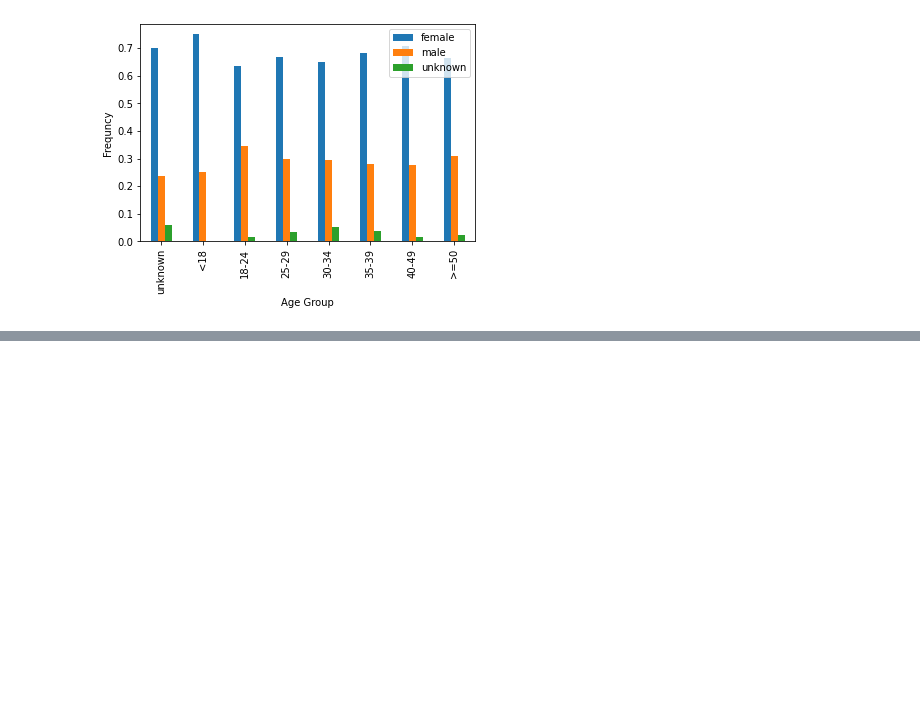
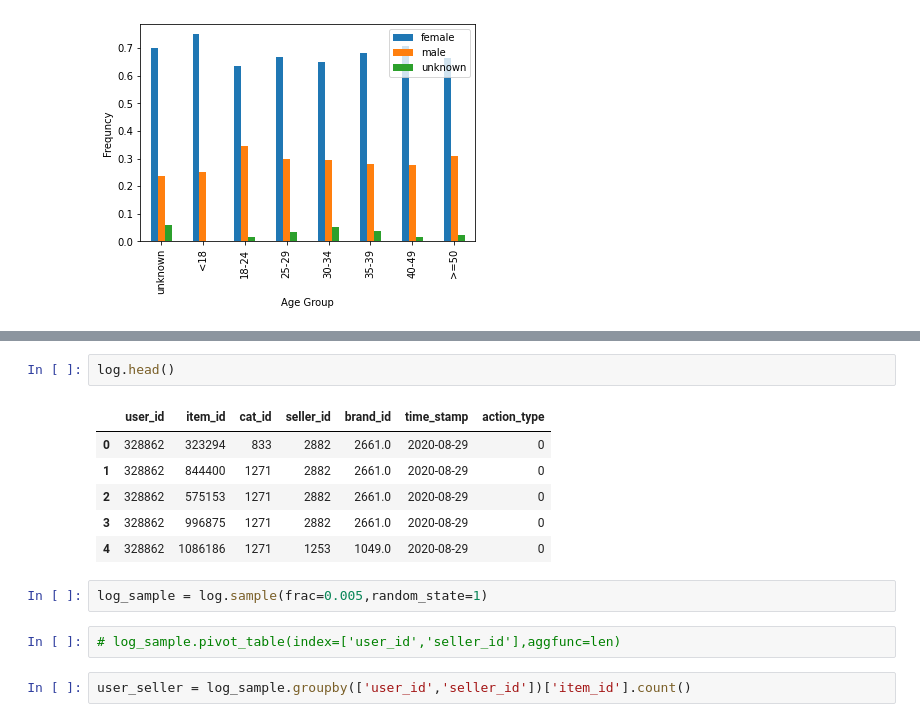
Before and after one commit to Augustine-C/Data_mining_project, a Jupyter notebook: final_project.ipynb, the cells around one changed output, grey strips where cells are left out. Drawn from its saved outputs; the diff is of its cells as text; blank space fills up the shorter version.

```diff
--- a/fianl_project.ipynb
+++ b/final_project.ipynb
@@ -140,0 +199,15 @@ plt.legend(['female', 'male', 'unknown'])
+# %%
+log.head()
+# %% [output]
+|  | user_id | item_id | cat_id | seller_id | brand_id | time_stamp | action_type |
+| 0 | 328862 | 323294 | 833 | 2882 | 2661.0 | 2020-08-29 | 0 |
+| 1 | 328862 | 844400 | 1271 | 2882 | 2661.0 | 2020-08-29 | 0 |
+| 2 | 328862 | 575153 | 1271 | 2882 | 2661.0 | 2020-08-29 | 0 |
+| 3 | 328862 | 996875 | 1271 | 2882 | 2661.0 | 2020-08-29 | 0 |
+| 4 | 328862 | 1086186 | 1271 | 1253 | 1049.0 | 2020-08-29 | 0 |
+# %%
+log_sample = log.sample(frac=0.005,random_state=1)
+# %%
+# log_sample.pivot_table(index=['user_id','seller_id'],aggfunc=len)
+# %%
+user_seller = log_sample.groupby(['user_id','seller_id'])['item_id'].count()
```
Also changed, not shown: parts of 13 cells of this notebook, 1 other file.
